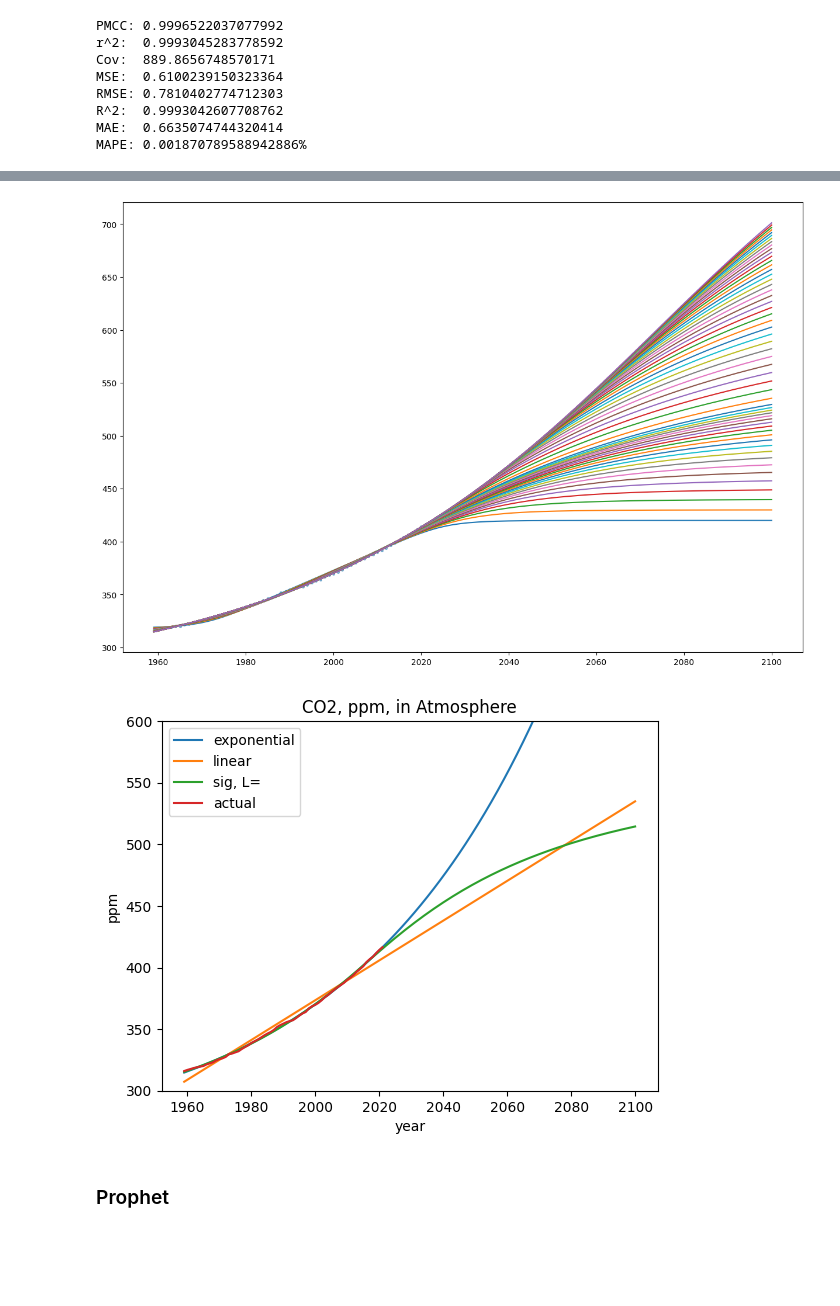
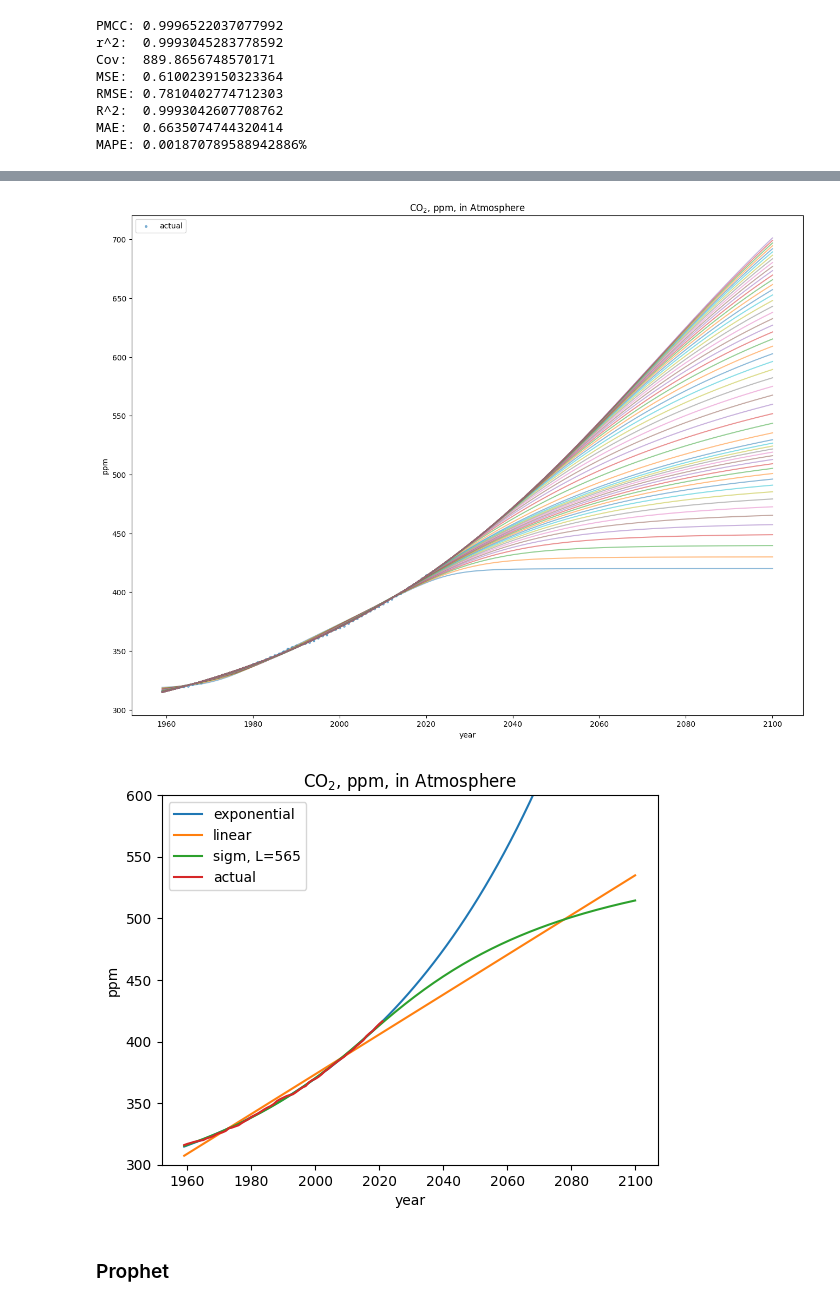
Before and after one commit to akioweh/The-HiMCM, a Jupyter notebook: py/main.ipynb, the cells around one changed output, grey strips where cells are left out. Saved outputs shown, nothing was run; the diff lists cells and outputs as text; code cells hidden in the pictures; blank space fills up the shorter version.

```diff
--- a/py/main.ipynb
+++ b/py/main.ipynb
@@ -335,10 +352,16 @@ pmtS_co2_sigm = {lim_ : sigm_fit_lim(lim_) for lim_ in range(420, 961, 10)}
 # %%
 co2_predS_sigm = {lim_ : sigm_func(PRED_YEARS_MORE, *pmtS_co2_sigm[lim_]) for lim_ in pmtS_co2_sigm.keys()}
 # %%
-plt.figure(figsize=(15, 10))
+plt.figure(figsize=(16, 12))
 for lim_, pred in co2_predS_sigm.items():
-    plt.plot(PRED_YEARS_MORE, pred)
-plt.scatter(co2_df['year'], co2_df['y'], s=7, alpha=0.5)
+    plt.plot(PRED_YEARS_MORE, pred, alpha=0.5)
+plt.scatter(co2_df['year'], co2_df['y'], label='actual', s=7, alpha=0.5)
+plt.title('CO$_2$, ppm, in Atmosphere')
+plt.ylabel('ppm')
+plt.xlabel('year')
+plt.legend(loc='upper left')
+
+plt.savefig('co2_sigm_all.png', bbox_inches='tight', dpi=560)
 plt.show()
 # %% [output]
-[figure, old version]
+[figure, new version]
@@ -347,16 +368,19 @@ PRED_YEARS_MORE = pd.DataFrame(range(1959, 2101))
 # %%
 plt.plot(PRED_YEARS_MORE, exp_func(PRED_YEARS_MORE, *pmt_co2_exp), label='exponential')
 plt.plot(PRED_YEARS_MORE, m_co2_lr.predict(PRED_YEARS_MORE), label='linear')
-plt.plot(PRED_YEARS_MORE, sigm_func(PRED_YEARS_MORE, *pmt_co2_sigm, 565), label='sig, L=')
+plt.plot(PRED_YEARS_MORE, sigm_func(PRED_YEARS_MORE, *pmt_co2_sigm, 565), label='sigm, L=565')
 plt.plot(co2_df['year'], co2_df['y'], label='actual')
-plt.title('CO2, ppm, in Atmosphere')
+plt.title('CO$_2$, ppm, in Atmosphere')
 plt.ylabel('ppm')
 plt.xlabel('year')
 plt.ylim(bottom=300, top=600)
 plt.legend()
+_ = plt.figure(1, figsize=(8, 6))
 plt.show()
+
+_.savefig('co2_sigm_lin_exp.png', bbox_inches='tight', dpi=330)
 # %% [output]
-[figure, old version]
+[figure, new version]
 # %% [markdown]
 ### Prophet
 # %%
```
Also changed, not shown: parts of 24 cells of this notebook, 16 other files.
